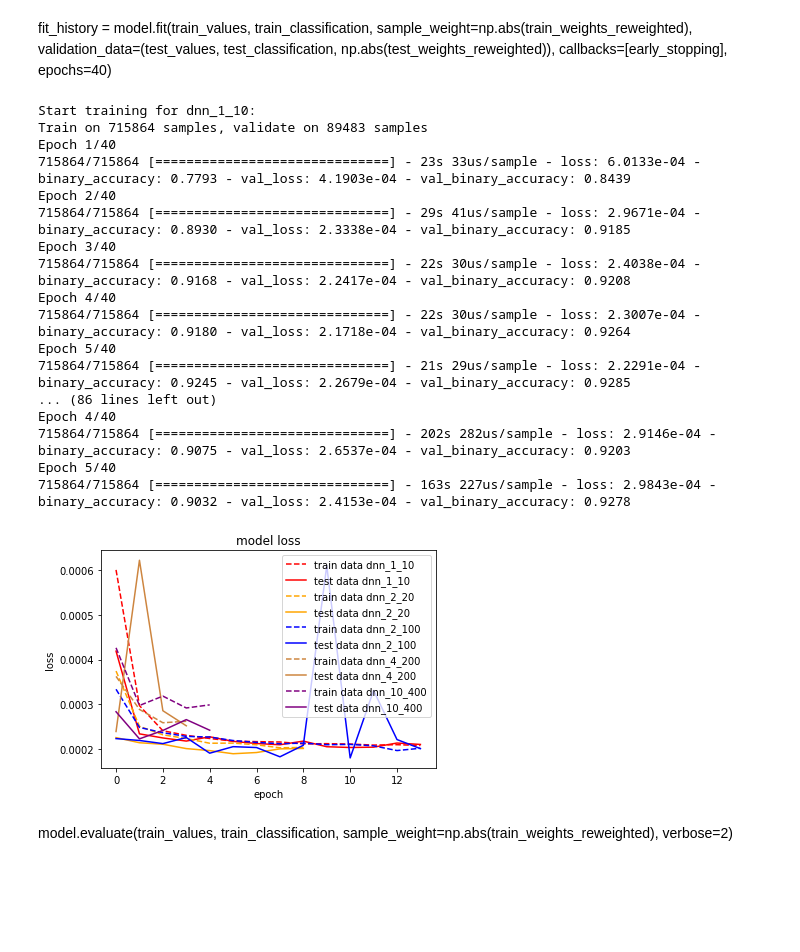
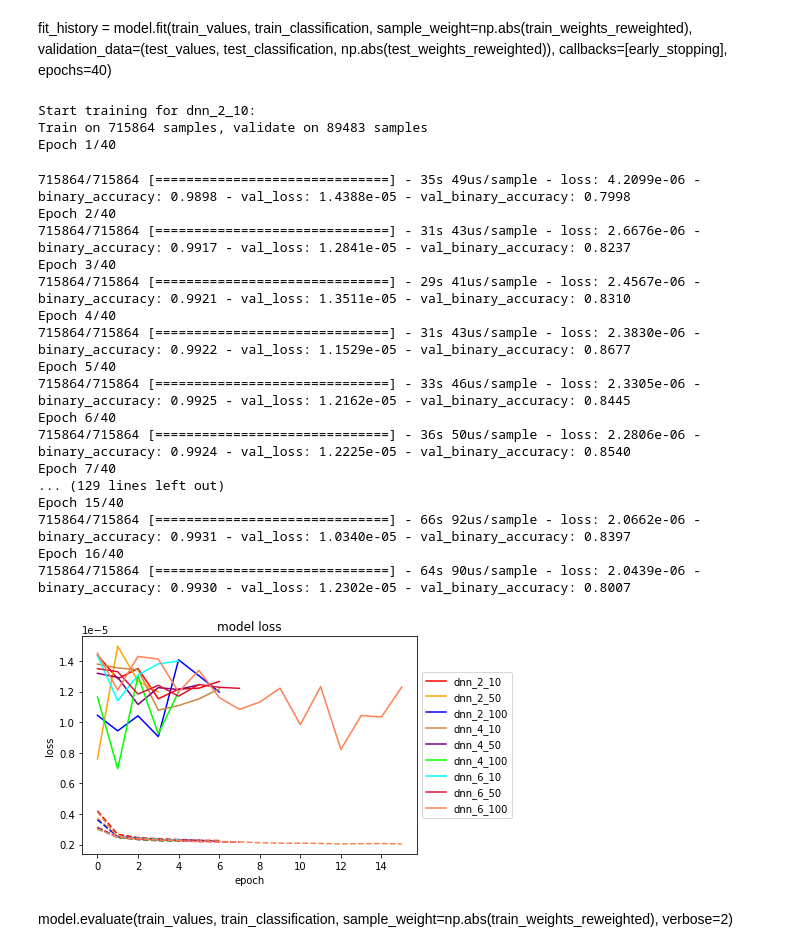
Before and after one commit to MaxStange1005/ATLAS-OpenData-Higgs-NeuralNetworks, a Jupyter notebook: machine_learning.ipynb, the cells around one changed output. Cells and saved outputs as stored; diff of their text form; code cells hidden in the pictures; blank space fills up the shorter version.

```diff
--- a/machine_learning.ipynb
+++ b/machine_learning.ipynb
@@ -246,9 +246,9 @@ The data set is split in a training, test and validation set. To have enough dat
 from sklearn.model_selection import train_test_split
 # %%
 def reweight_weights(weights, classification):
-    weights_signal = weights*classification
-    weights_background = weights*(1 - classification)
-    weights_correction = sum(weights_background) / sum(weights_signal)
-    weights_reweighted = weights_background + weights_signal * weights_correction
+    weights_abs = np.abs(weights)
+    weights_signal = weights_abs*classification
+    weights_background = weights_abs*(1 - classification)
+    weights_reweighted = weights_background/sum(weights_background) + weights_signal * sum(weights_signal)
     return weights_reweighted
 # %%
@@ -309,7 +311,10 @@ model = get_model(4, 200)
 # %%
+import itertools
+n_layers = [2, 4, 6]
+n_nodes = [10, 50, 100]
+hyper_parameters = list(itertools.product(n_layers, n_nodes))
+print(hyper_parameters)
 models = {}
-hyper_parameters = [(1,10), (2, 20), (2,100), (4,200), (10, 400)]
-
 for (n_layers, n_nodes) in hyper_parameters:
     model_name = f'dnn_{str(n_layers)}_{str(n_nodes)}'
     models[model_name] = {'model': get_model(n_layers, n_nodes)}
@@ -315,0 +323,4 @@ for (n_layers, n_nodes) in hyper_parameters:
+# %%
+for model_name in models.keys():
+    print(model_name)
+    print(models[model_name])
@@ -343,46 +373,49 @@ fit_history = model.fit(train_values, train_classification, sample_weight=np.abs
 # %%
 for model_name in models:
     print(f'Start training for {model_name}:')
-    history = models[model_name]['model'].fit(train_values, train_classification, sample_weight=np.abs(train_weights_reweighted), validation_data=(test_values, test_classification, np.abs(test_weights_reweighted)), callbacks=[early_stopping], epochs=40)
+    history = models[model_name]['model'].fit(train_values, train_classification, sample_weight=train_weights_reweighted, validation_data=(test_values, test_classification, test_weights_reweighted), callbacks=[early_stopping], epochs=40)
     models[model_name]['history'] = history
 # %% [output]
-Start training for dnn_1_10:
+Start training for dnn_2_10:
 Train on 715864 samples, validate on 89483 samples
 Epoch 1/40
-715864/715864 [==============================] - 23s 33us/sample - loss: 6.0133e-04 - binary_accuracy: 0.7793 - val_loss: 4.1903e-04 - val_binary_accuracy: 0.8439
-Epoch 2/40
-715864/715864 [==============================] - 29s 41us/sample - loss: 2.9671e-04 - binary_accuracy: 0.8930 - val_loss: 2.3338e-04 - val_binary_accuracy: 0.9185
-Epoch 3/40
-715864/715864 [==============================] - 22s 30us/sample - loss: 2.4038e-04 - binary_accuracy: 0.9168 - val_loss: 2.2417e-04 - val_binary_accuracy: 0.9208
-Epoch 4/40
-715864/715864 [==============================] - 22s 30us/sample - loss: 2.3007e-04 - binary_accuracy: 0.9180 - val_loss: 2.1718e-04 - val_binary_accuracy: 0.9264
-Epoch 5/40
-715864/715864 [==============================] - 21s 29us/sample - loss: 2.2291e-04 - binary_accuracy: 0.9245 - val_loss: 2.2679e-04 - val_binary_accuracy: 0.9285
-... (86 lines left out)
-Epoch 4/40
-715864/715864 [==============================] - 202s 282us/sample - loss: 2.9146e-04 - binary_accuracy: 0.9075 - val_loss: 2.6537e-04 - val_binary_accuracy: 0.9203
-Epoch 5/40
-715864/715864 [==============================] - 163s 227us/sample - loss: 2.9843e-04 - binary_accuracy: 0.9032 - val_loss: 2.4153e-04 - val_binary_accuracy: 0.9278
+715864/715864 [==============================] - 35s 49us/sample - loss: 4.2099e-06 - binary_accuracy: 0.9898 - val_loss: 1.4388e-05 - val_binary_accuracy: 0.7998
+Epoch 2/40
+715864/715864 [==============================] - 31s 43us/sample - loss: 2.6676e-06 - binary_accuracy: 0.9917 - val_loss: 1.2841e-05 - val_binary_accuracy: 0.8237
+Epoch 3/40
+715864/715864 [==============================] - 29s 41us/sample - loss: 2.4567e-06 - binary_accuracy: 0.9921 - val_loss: 1.3511e-05 - val_binary_accuracy: 0.8310
+Epoch 4/40
+715864/715864 [==============================] - 31s 43us/sample - loss: 2.3830e-06 - binary_accuracy: 0.9922 - val_loss: 1.1529e-05 - val_binary_accuracy: 0.8677
+Epoch 5/40
+715864/715864 [==============================] - 33s 46us/sample - loss: 2.3305e-06 - binary_accuracy: 0.9925 - val_loss: 1.2162e-05 - val_binary_accuracy: 0.8445
+Epoch 6/40
+715864/715864 [==============================] - 36s 50us/sample - loss: 2.2806e-06 - binary_accuracy: 0.9924 - val_loss: 1.2225e-05 - val_binary_accuracy: 0.8540
+Epoch 7/40
+... (129 lines left out)
+Epoch 15/40
+715864/715864 [==============================] - 66s 92us/sample - loss: 2.0662e-06 - binary_accuracy: 0.9931 - val_loss: 1.0340e-05 - val_binary_accuracy: 0.8397
+Epoch 16/40
+715864/715864 [==============================] - 64s 90us/sample - loss: 2.0439e-06 - binary_accuracy: 0.9930 - val_loss: 1.2302e-05 - val_binary_accuracy: 0.8007
 # %%
-color_list = ['red', 'orange', 'blue', 'peru', 'purple', 'lime', 'cyan']
+color_list = ['red', 'orange', 'blue', 'peru', 'purple', 'lime', 'cyan', 'crimson', 'coral']
 model_list = list(models.keys())
 model_colors = {}
 for i in range(len(models)):
     model_name = model_list[i]
     model_colors[model_name] = color_list[i]
 
 for model_name in models:
-    plt.plot(models[model_name]['history'].history['loss'], label=f'train data {model_name}', color=model_colors[model_name], linestyle='--')
-    plt.plot(models[model_name]['history'].history['val_loss'], label=f'test data {model_name}', color=model_colors[model_name])
+    plt.plot(models[model_name]['history'].history['loss'], color=model_colors[model_name], linestyle='--')
+    plt.plot(models[model_name]['history'].history['val_loss'], label=f'{model_name}', color=model_colors[model_name])
 
 plt.title('model loss')
 plt.ylabel('loss')
 plt.xlabel('epoch')
-plt.legend()
+plt.legend(loc='center left', bbox_to_anchor=(1, 0.5))
 plt.savefig('plots/train_comparison.pdf')
 plt.show()
 # %% [output]
-[figure, old version]
+[figure, new version]
 # %% [markdown]
 model.evaluate(train_values,  train_classification, sample_weight=np.abs(train_weights_reweighted), verbose=2)
 # %% [markdown]
```
Also changed, not shown: parts of 15 cells of this notebook.
